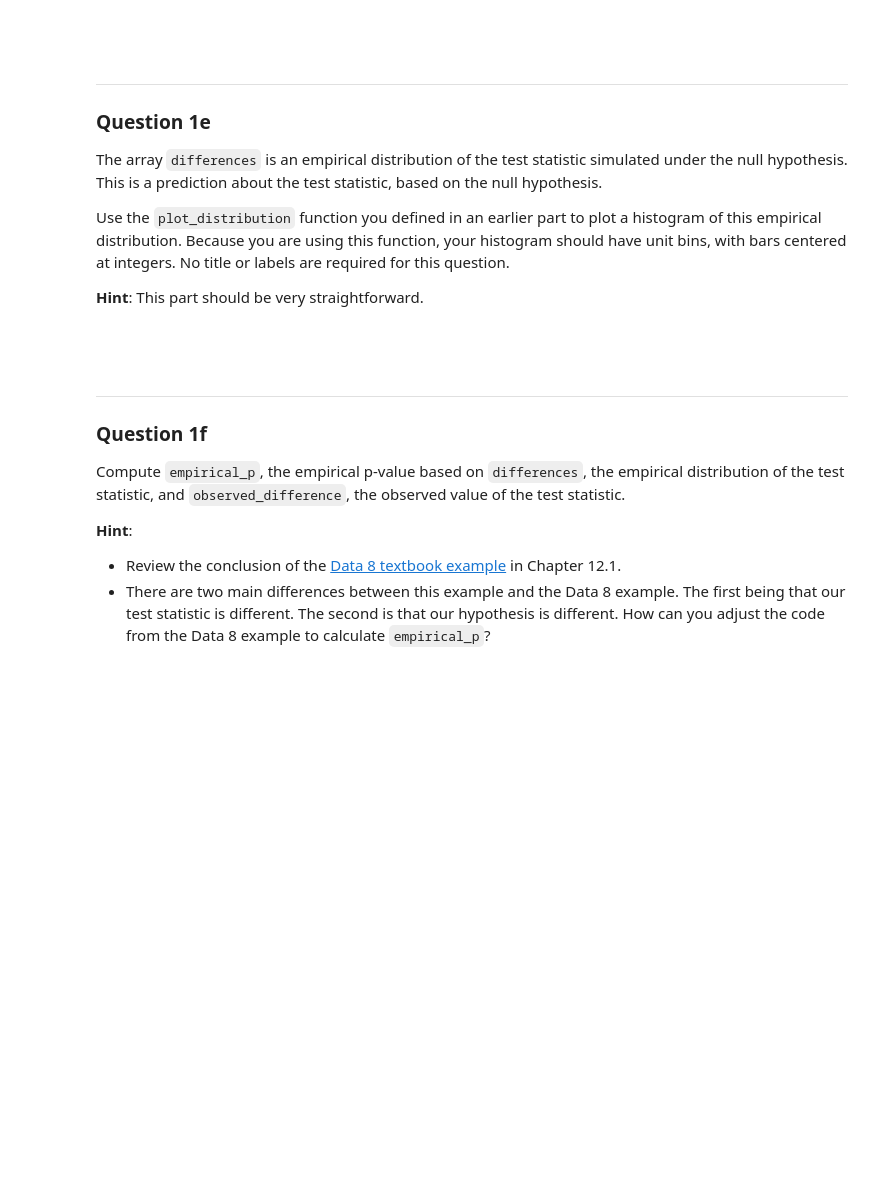
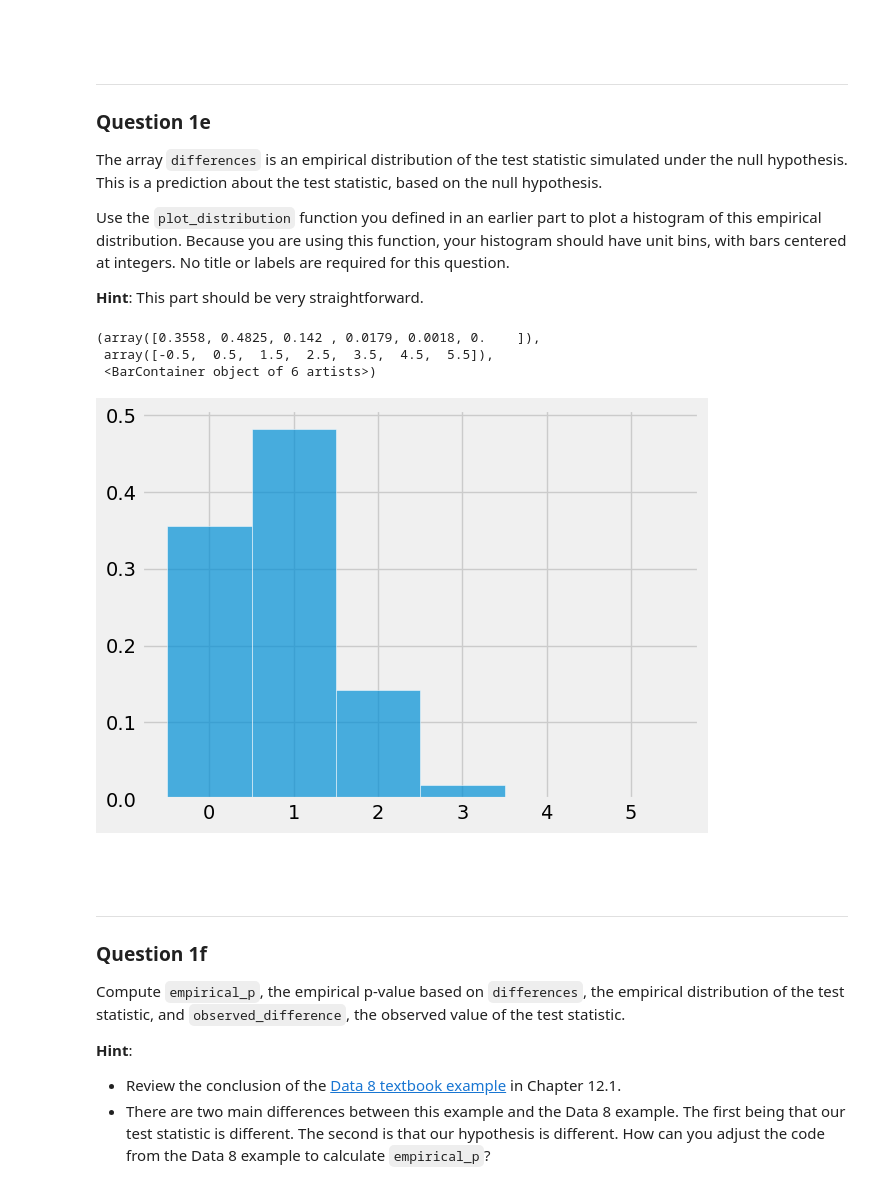
Before and after one commit to sharegamer/ds100, a Jupyter notebook: hw/hw01/hw01.ipynb, the cells around one changed output. Saved outputs shown, nothing was run; the diff lists cells and outputs as text; code cells hidden in the pictures; blank space fills up the shorter version.

```diff
--- a/hw/hw01/hw01.ipynb
+++ b/hw/hw01/hw01.ipynb
@@ -392,16 +374,16 @@ all_birthweights = np.append(nonsmoker_births, smoker_births)
 
 for i in np.arange(repetitions):
     # Permute all_birthweights
-    shuffled_birthweights = ...
+    shuffled_birthweights = np.random.permutation(all_birthweights)
 
     # Make the simulated smoker and non-smoker group
     sim_nonsmoker_births = shuffled_birthweights[:len(nonsmoker_births)]
     sim_smoker_births = shuffled_birthweights[len(nonsmoker_births):]
 
     # Calculate test statistics
-    sim_difference = ...
+    sim_difference = np.abs(sim_nonsmoker_births.mean()-sim_smoker_births.mean())
 
     # Append the test statistics in differences
-    differences = ...
+    differences = np.append(differences,sim_difference)
 
 differences
@@ -426,3 +411,10 @@ Use the `plot_distribution` function you defined in an earlier part to plot a hi
+# %%
+plot_distribution(differences)
+# %% [output]
+(array([0.3558, 0.4825, 0.142 , 0.0179, 0.0018, 0.    ]),
+ array([-0.5,  0.5,  1.5,  2.5,  3.5,  4.5,  5.5]),
+ <BarContainer object of 6 artists>)
+[figure, added]
 # %% [markdown]
 <!-- END QUESTION -->
 
```
Also changed, not shown: parts of 8 cells of this notebook, 3 other files.
